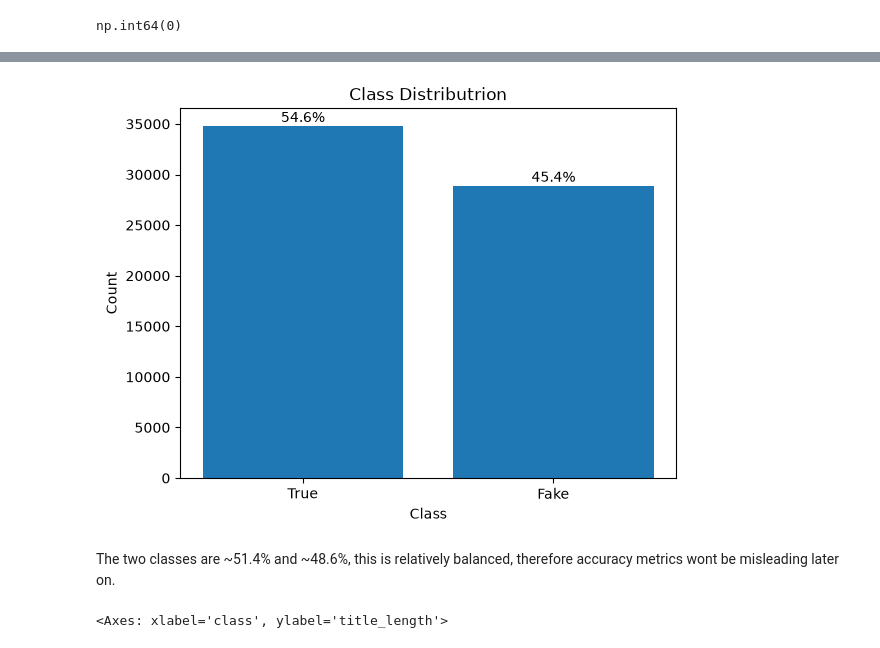
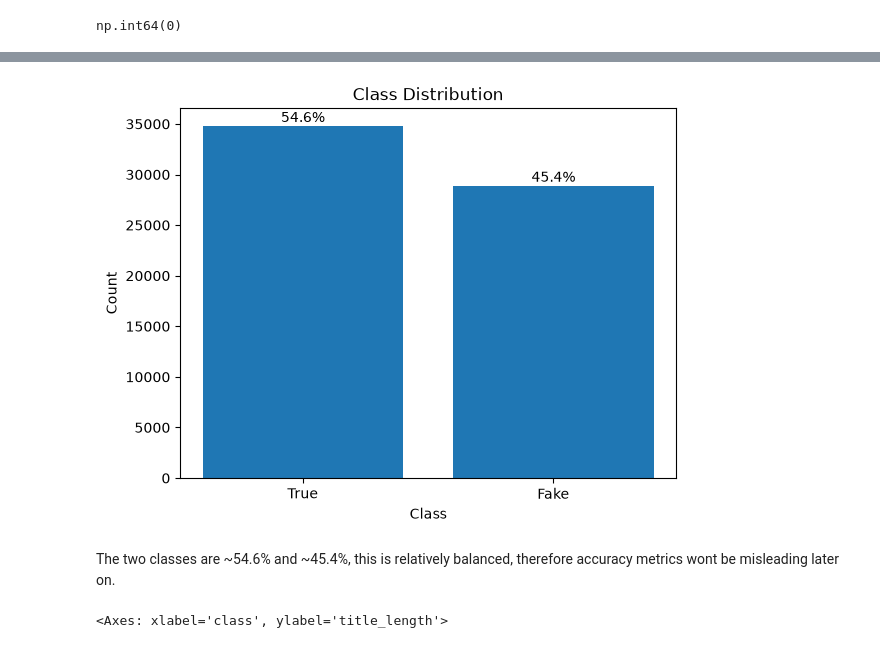
Before and after one commit to takiboti2/fakenewsclassification-demo, a Jupyter notebook: eda.ipynb, the cells around one changed output, grey strips where cells are left out. Cells and saved outputs as stored; diff of their text form; code cells hidden in the pictures.

```diff
--- a/eda.ipynb
+++ b/eda.ipynb
@@ -77,21 +84,21 @@ real_fake_stats
 # %%
 fig, ax = plt.subplots()
 
 bars = ax.bar(real_fake_stats.index , real_fake_stats["count"])
 
-ax.set_title("Class Distributrion")
+ax.set_title("Class Distribution")
 
 ax.set_xlabel("Class")
 
 ax.set_ylabel("Count")
 
 ax.bar_label(bars, labels=real_fake_stats["percentages"], padding=0.5)
 
 plt.show()
 # %% [output]
-[figure, old version]
+[figure, new version]
 # %% [markdown]
-The two classes are ~51.4% and ~48.6%, this is relatively balanced, therefore accuracy metrics wont be misleading later on.
+The two classes are ~54.6% and ~45.4%, this is relatively balanced, therefore accuracy metrics wont be misleading later on.
 # %%
 df["article_length"] = df["text"].str.split().str.len()
 df["title_length"] = df["title"].str.split().str.len()
```
Also changed, not shown: parts of 11 cells of this notebook, 1 other file.
